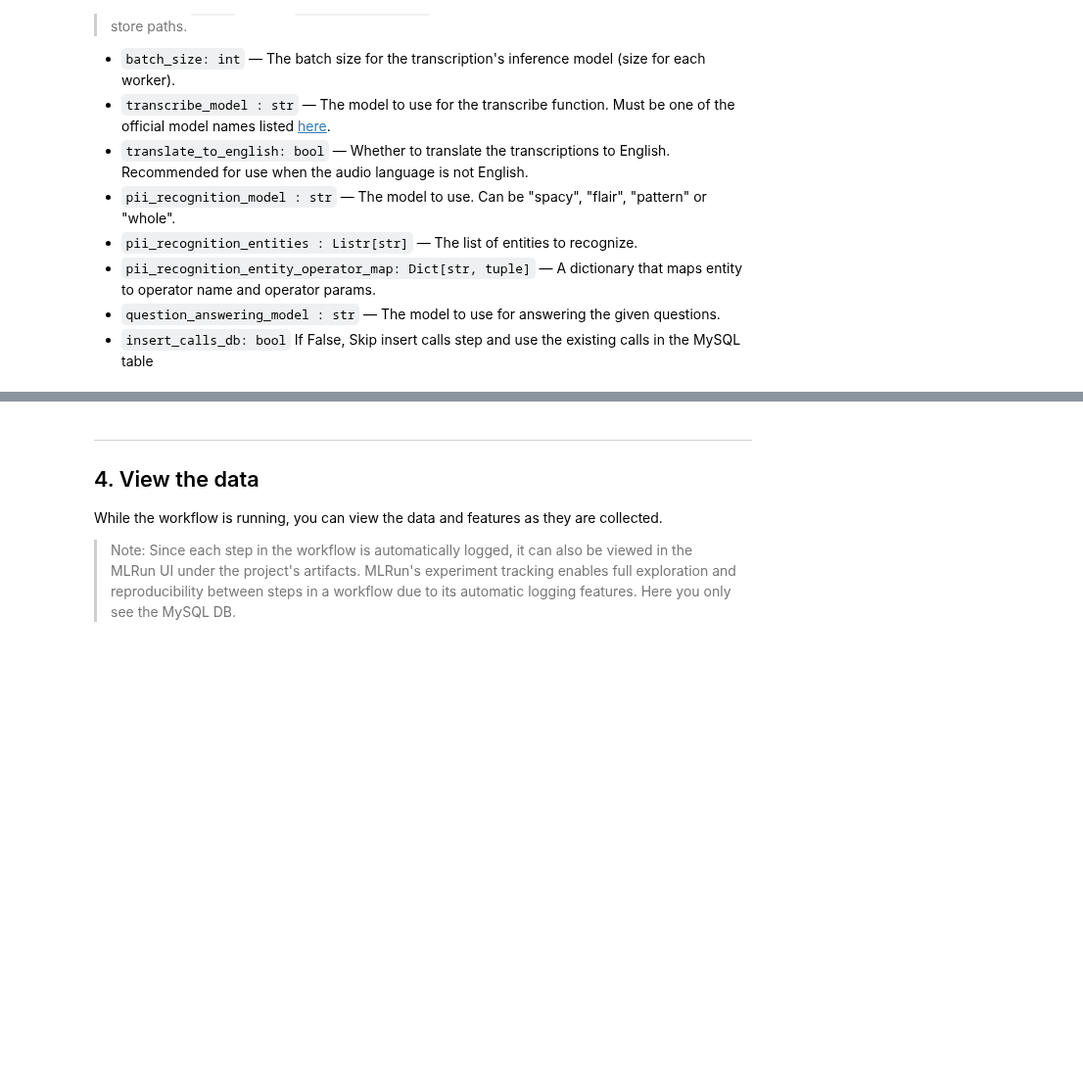
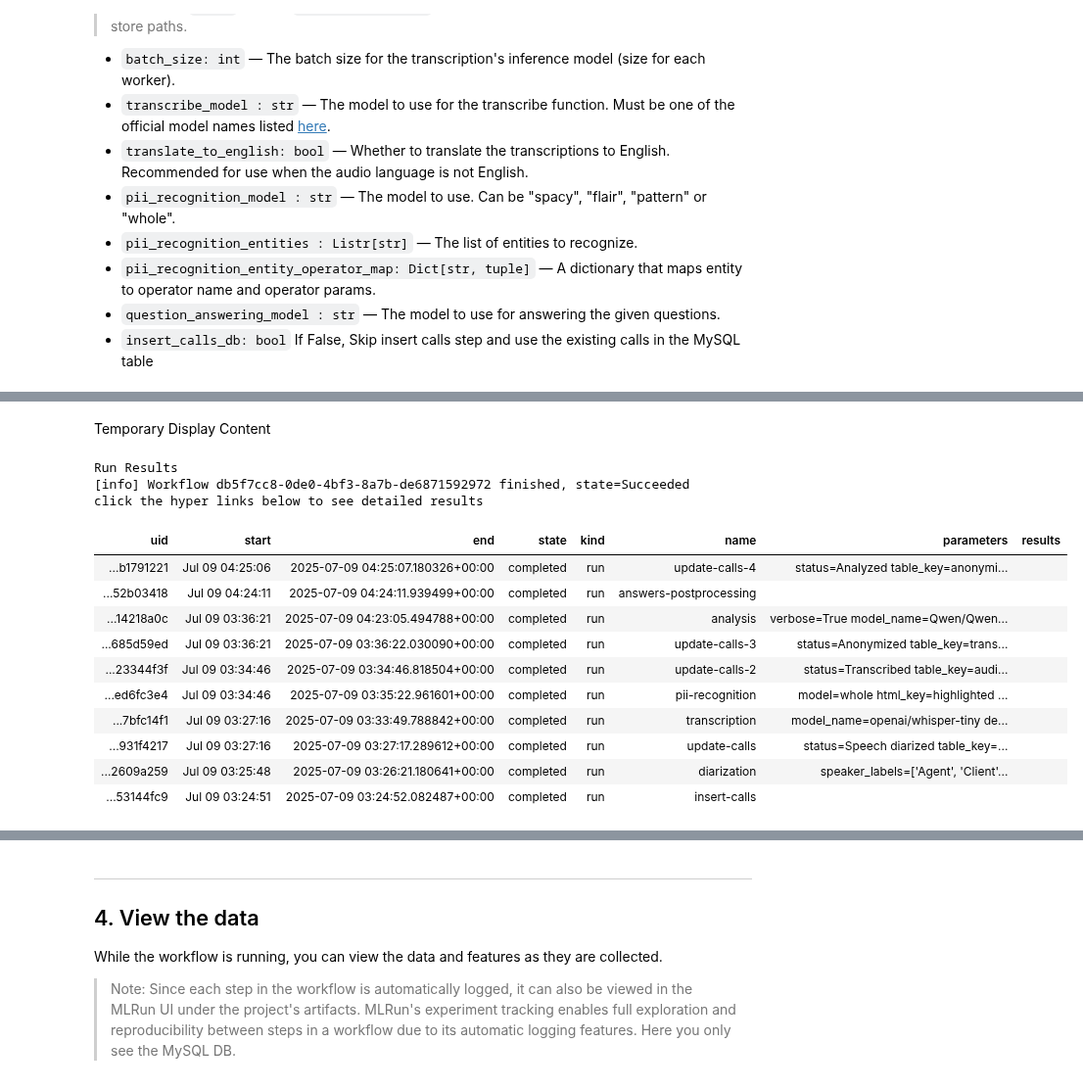
Before and after one commit to mlrun/demo-call-center, a Jupyter notebook: notebook.ipynb, the cells around one changed output, grey strips where cells are left out. Shown at 98% size. Drawn from its saved outputs; the diff is of its cells as text; code cells hidden in the pictures; blank space fills up the shorter version.

Commit message:
the workflow now completes

```diff
--- a/notebook.ipynb
+++ b/notebook.ipynb
@@ -97,7 +97,7 @@ project = mlrun.get_or_create_project(
         "source": "git://github.com/xsqian/demo-call-center.git#main",
         "gpus": 1 if run_with_gpu else 0,
         "use_sqlite": use_sqlite,
-        "default_image": f'.mlrun-project-image-{project_name}-xingsheng'
+        "default_image": f'.mlrun-project-image-{project_name}'
     },
 )
 # %% [output]
@@ -287,4 +315,6 @@ workflow2_run = project.run(
     watch=True,
     dirty=True,
     timeout=60 * 120,
+    engine="remote"
 )
+# %% [output]
@@ -291,3 +324,18 @@ workflow2_run = project.run(
+Temporary Display Content
+Run Results
+[info] Workflow db5f7cc8-0de0-4bf3-8a7b-de6871592972 finished, state=Succeeded
+click the hyper links below to see detailed results
+| uid | start | end | state | kind | name | parameters | results |
+| ...b1791221 | Jul 09 04:25:06 | 2025-07-09 04:25:07.180326+00:00 | completed | run | update-calls-4 | status=Analyzed table_key=anonymi... |  |
+| ...52b03418 | Jul 09 04:24:11 | 2025-07-09 04:24:11.939499+00:00 | completed | run | answers-postprocessing |  |  |
+| ...14218a0c | Jul 09 03:36:21 | 2025-07-09 04:23:05.494788+00:00 | completed | run | analysis | verbose=True model_name=Qwen/Qwen... |  |
+| ...685d59ed | Jul 09 03:36:21 | 2025-07-09 03:36:22.030090+00:00 | completed | run | update-calls-3 | status=Anonymized table_key=trans... |  |
+| ...23344f3f | Jul 09 03:34:46 | 2025-07-09 03:34:46.818504+00:00 | completed | run | update-calls-2 | status=Transcribed table_key=audi... |  |
+| ...ed6fc3e4 | Jul 09 03:34:46 | 2025-07-09 03:35:22.961601+00:00 | completed | run | pii-recognition | model=whole html_key=highlighted ... |  |
+| ...7bfc14f1 | Jul 09 03:27:16 | 2025-07-09 03:33:49.788842+00:00 | completed | run | transcription | model_name=openai/whisper-tiny de... |  |
+| ...931f4217 | Jul 09 03:27:16 | 2025-07-09 03:27:17.289612+00:00 | completed | run | update-calls | status=Speech diarized table_key=... |  |
+| ...2609a259 | Jul 09 03:25:48 | 2025-07-09 03:26:21.180641+00:00 | completed | run | diarization | speaker_labels=['Agent', 'Client'... |  |
+| ...53144fc9 | Jul 09 03:24:51 | 2025-07-09 03:24:52.082487+00:00 | completed | run | insert-calls |  |  |
 # %% [markdown]
 ![image.png](attachment:2a3f1b79-4523-4837-a9b6-125d9ed1faa3.png)
 # %% [markdown]
```
Also changed, not shown: parts of 3 cells of this notebook, 1 other file.
